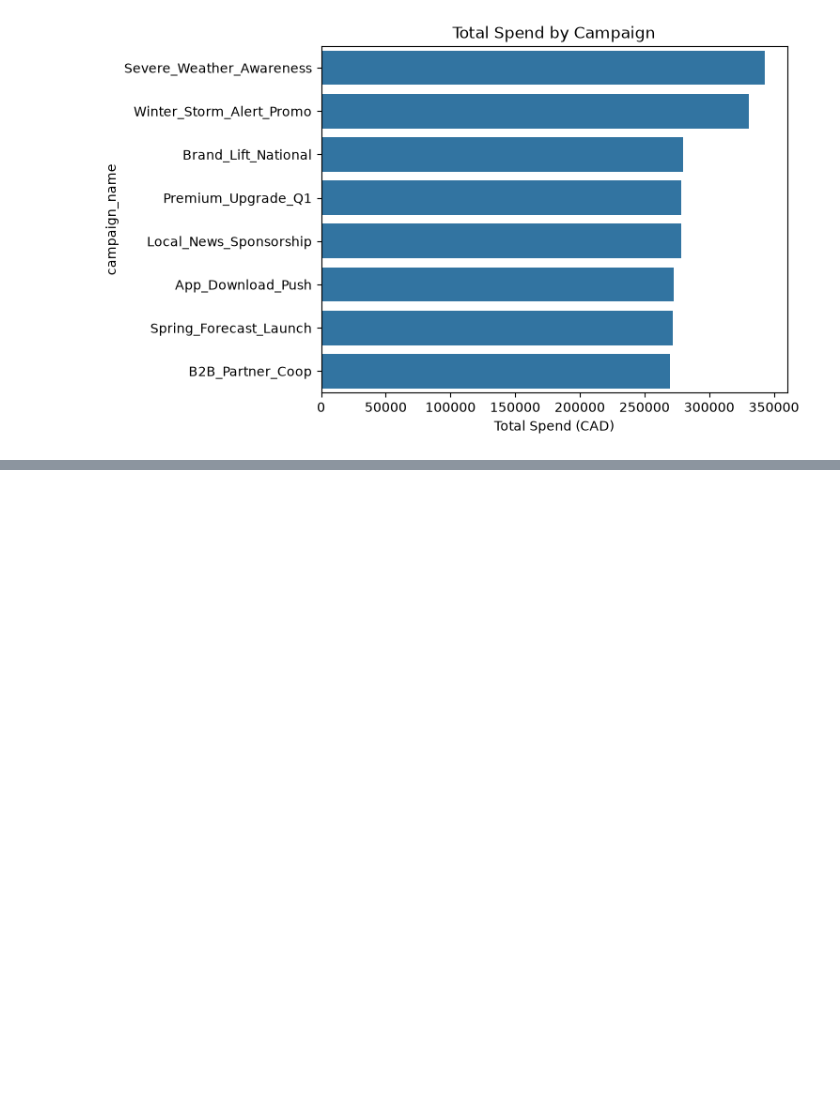
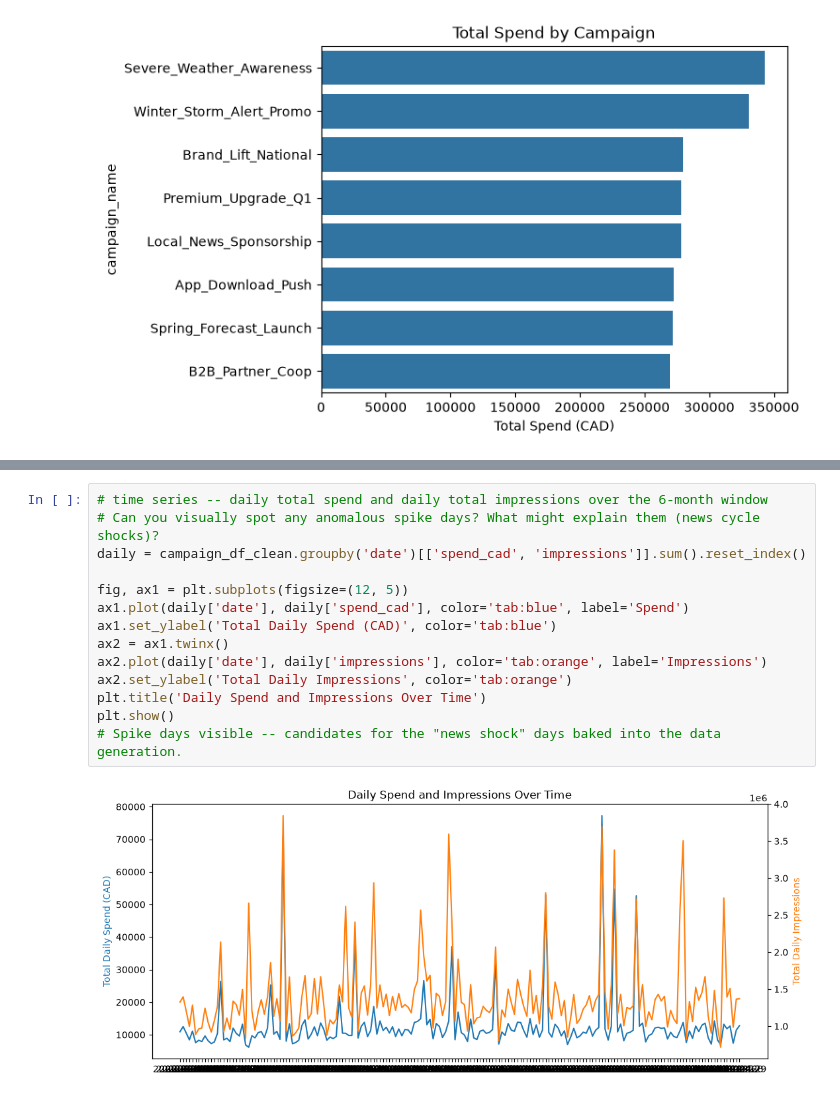
Before and after one commit to EzraGoldberg/portfolio-projects, a Jupyter notebook: 2. Tech Interview Prep/Weather Adtech Data Science/notebooks/Adtech_Prep.ipynb, the cells around one changed output, grey strips where cells are left out. Saved outputs shown, nothing was run; the diff lists cells and outputs as text; blank space fills up the shorter version.

```diff
--- a/2. Tech Interview Prep/Weather Adtech Data Science/notebooks/Adtech_Prep.ipynb
+++ b/2. Tech Interview Prep/Weather Adtech Data Science/notebooks/Adtech_Prep.ipynb
@@ -589,0 +589,16 @@ plt.show()
+# %%
+# time series -- daily total spend and daily total impressions over the 6-month window
+# Can you visually spot any anomalous spike days? What might explain them (news cycle shocks)?
+daily = campaign_df_clean.groupby('date')[['spend_cad', 'impressions']].sum().reset_index()
+
+fig, ax1 = plt.subplots(figsize=(12, 5))
+ax1.plot(daily['date'], daily['spend_cad'], color='tab:blue', label='Spend')
+ax1.set_ylabel('Total Daily Spend (CAD)', color='tab:blue')
+ax2 = ax1.twinx()
+ax2.plot(daily['date'], daily['impressions'], color='tab:orange', label='Impressions')
+ax2.set_ylabel('Total Daily Impressions', color='tab:orange')
+plt.title('Daily Spend and Impressions Over Time')
+plt.show()
+# Spike days visible -- candidates for the "news shock" days baked into the data generation.
+# %% [output]
+[figure, added]
```
Also changed, not shown: parts of 7 cells of this notebook.
